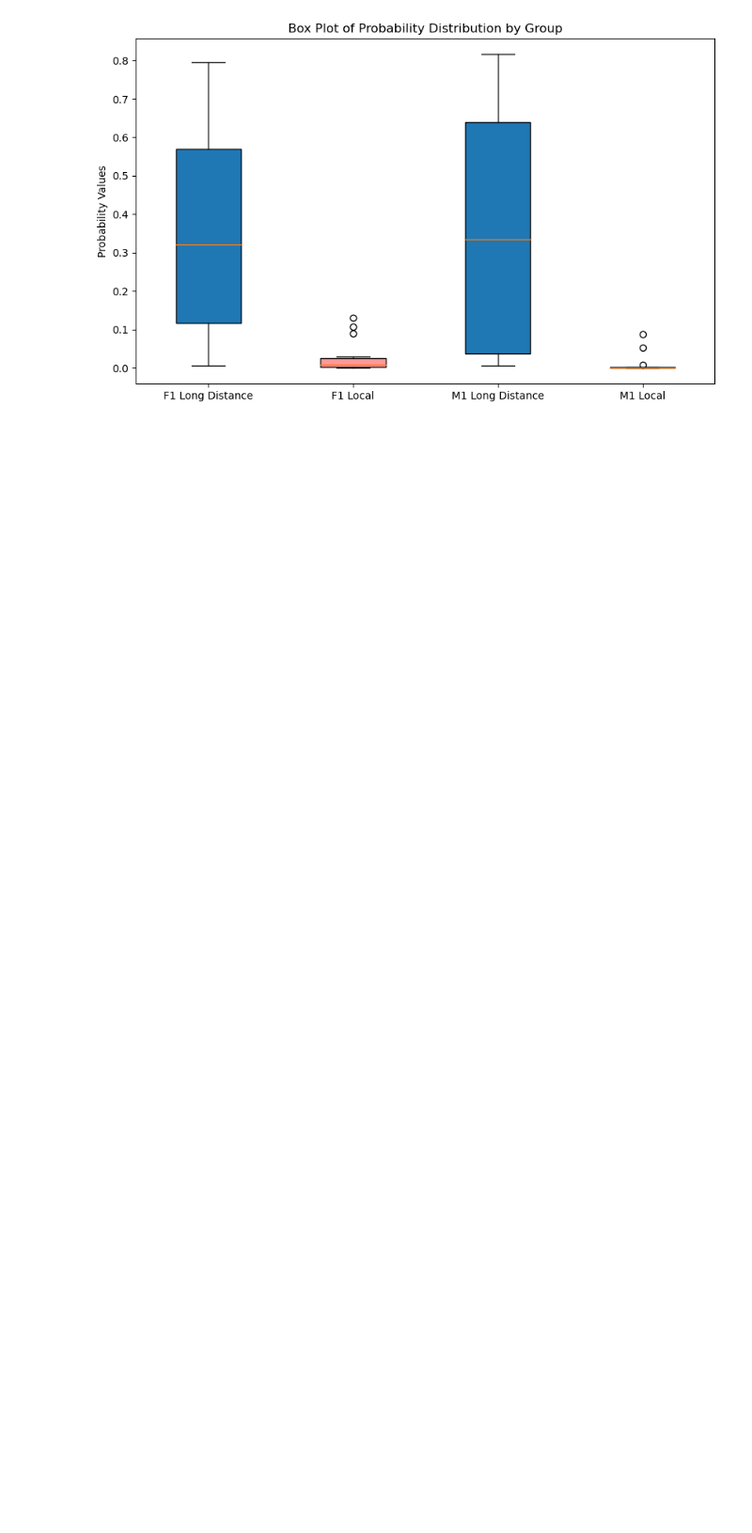
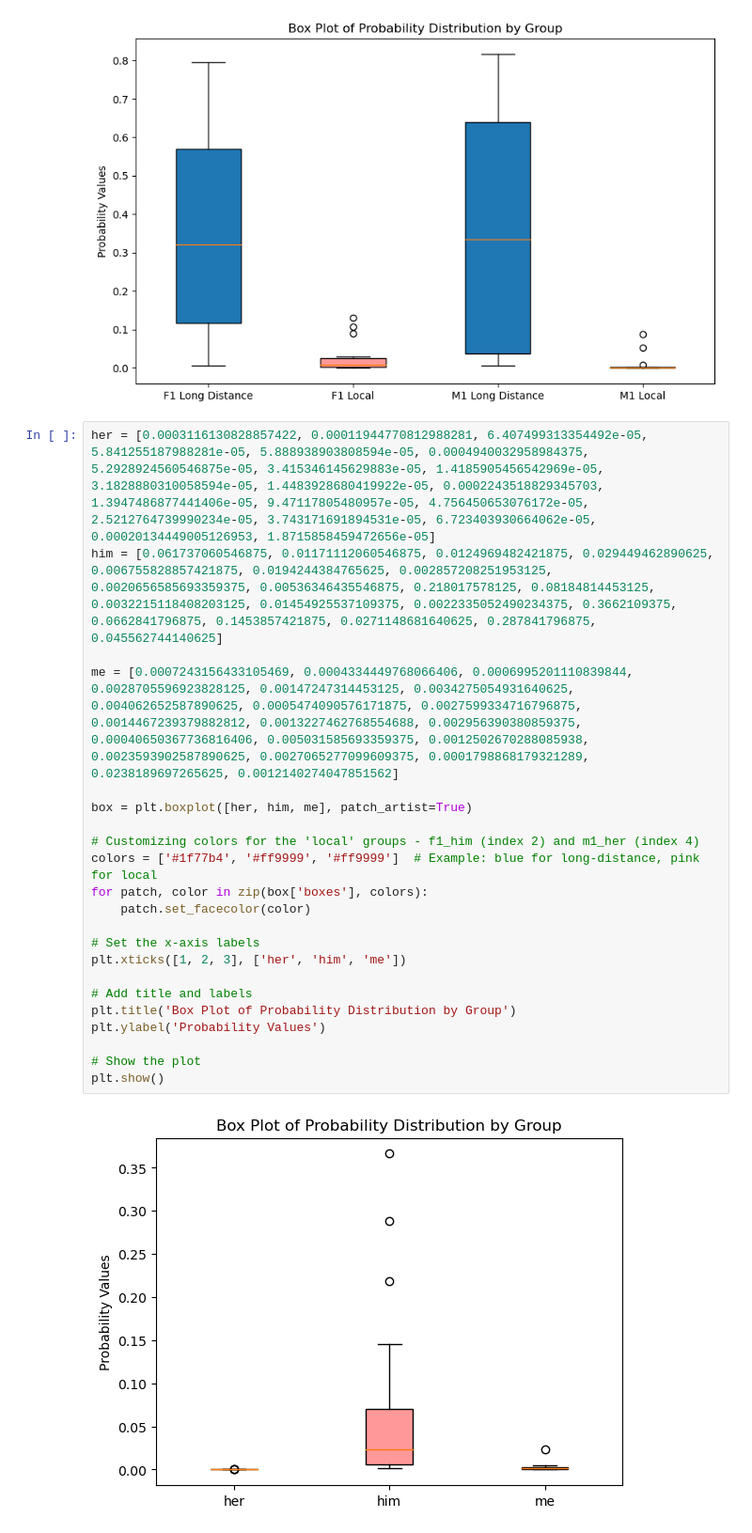
Before and after one commit to xiulinyang/zh-reflexive, a Jupyter notebook: visualize.ipynb, the cells around one changed output. Shown: that part at 94% size. Saved outputs shown, nothing was run; the diff lists cells and outputs as text; blank space fills up the shorter version.

```diff
--- a/visualize.ipynb
+++ b/visualize.ipynb
@@ -26,3 +26,27 @@ plt.ylabel('Probability Values')
 plt.show()
 # %% [output]
 [figure]
+# %%
+her = [0.0003116130828857422, 0.00011944770812988281, 6.407499313354492e-05, 5.841255187988281e-05, 5.888938903808594e-05, 0.0004940032958984375, 5.2928924560546875e-05, 3.415346145629883e-05, 1.4185905456542969e-05, 3.1828880310058594e-05, 1.4483928680419922e-05, 0.0002243518829345703, 1.3947486877441406e-05, 9.47117805480957e-05, 4.756450653076172e-05, 2.5212764739990234e-05, 3.743171691894531e-05, 6.723403930664062e-05, 0.00020134449005126953, 1.8715858459472656e-05]
+him = [0.061737060546875, 0.01171112060546875, 0.0124969482421875, 0.029449462890625, 0.006755828857421875, 0.0194244384765625, 0.002857208251953125, 0.0020656585693359375, 0.00536346435546875, 0.218017578125, 0.08184814453125, 0.0032215118408203125, 0.01454925537109375, 0.0022335052490234375, 0.3662109375, 0.0662841796875, 0.1453857421875, 0.0271148681640625, 0.287841796875, 0.045562744140625]
+
+me = [0.0007243156433105469, 0.0004334449768066406, 0.0006995201110839844, 0.0028705596923828125, 0.00147247314453125, 0.0034275054931640625, 0.004062652587890625, 0.0005474090576171875, 0.0027599334716796875, 0.0014467239379882812, 0.0013227462768554688, 0.002956390380859375, 0.00040650367736816406, 0.005031585693359375, 0.0012502670288085938, 0.0023593902587890625, 0.0027065277099609375, 0.0001798868179321289, 0.0238189697265625, 0.0012140274047851562]
+
+box = plt.boxplot([her, him, me], patch_artist=True)
+
+# Customizing colors for the 'local' groups - f1_him (index 2) and m1_her (index 4)
+colors = ['#1f77b4', '#ff9999', '#ff9999']  # Example: blue for long-distance, pink for local
+for patch, color in zip(box['boxes'], colors):
+    patch.set_facecolor(color)
+
+# Set the x-axis labels
+plt.xticks([1, 2, 3], ['her', 'him', 'me'])
+
+# Add title and labels
+plt.title('Box Plot of Probability Distribution by Group')
+plt.ylabel('Probability Values')
+
+# Show the plot
+plt.show()
+# %% [output]
+[figure, added]
```
Also changed, not shown: 7 other files.
